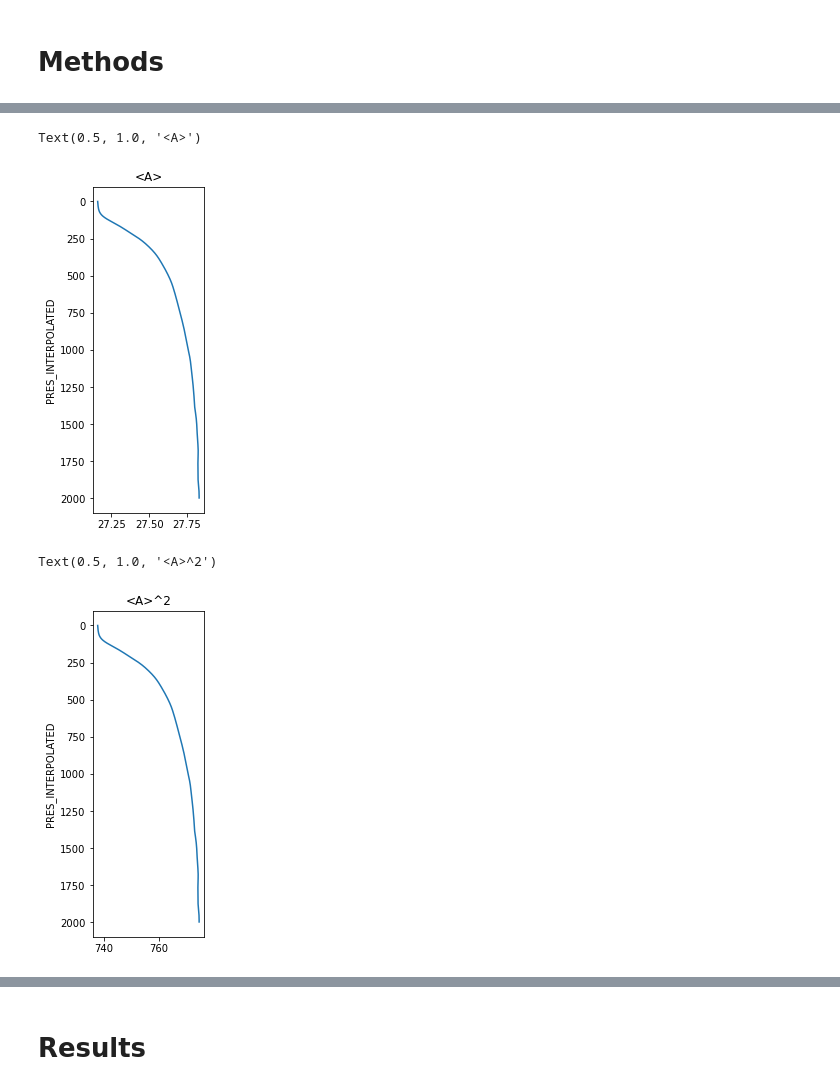
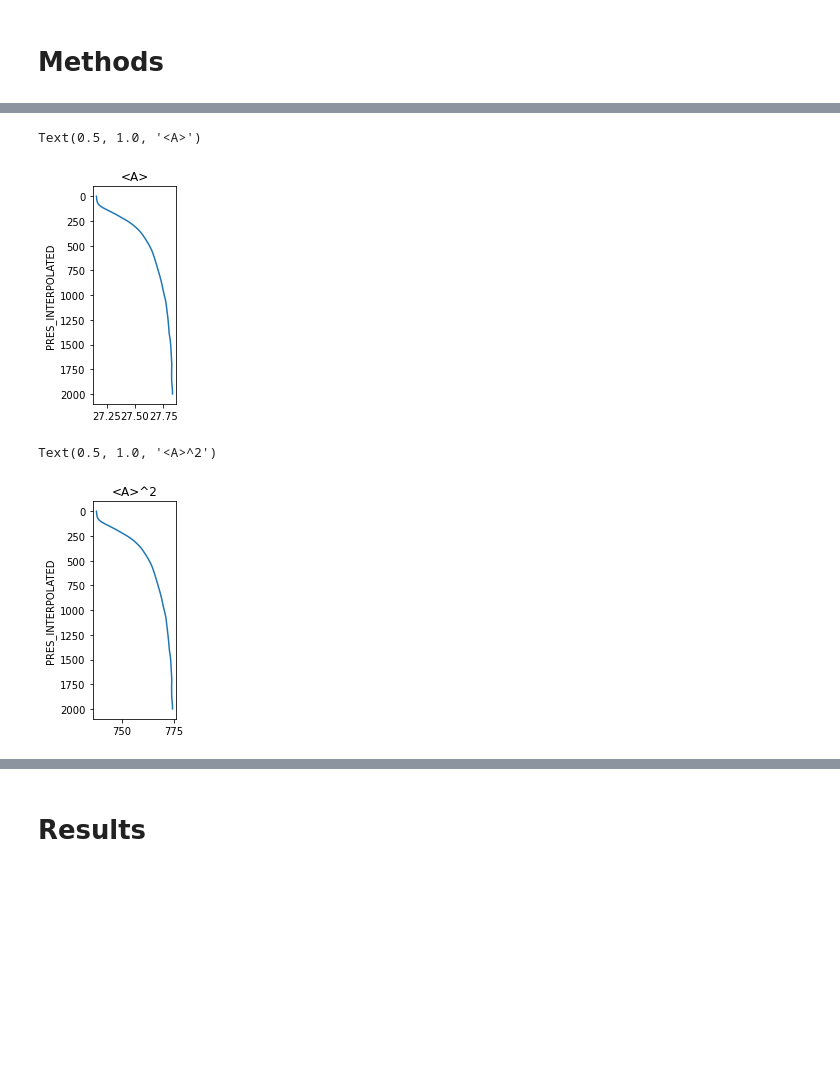
Before and after one commit to ocean-transport/argo-intern, a Jupyter notebook: CCS_poster.ipynb, the cells around one changed output, grey strips where cells are left out. Cells and saved outputs as stored; diff of their text form; code cells hidden in the pictures; blank space fills up the shorter version.

```diff
--- a/CCS_poster.ipynb
+++ b/CCS_poster.ipynb
@@ -98,17 +98,17 @@ Text(0.5, 1.0, '<A^2>')
 # %%
-plt.figure(figsize=(2,6))
+plt.figure(figsize=(1.5,4))
 Al.plot(y='PRES_INTERPOLATED')
 plt.gca().invert_yaxis()
 plt.title('<A>')
 # %% [output]
 Text(0.5, 1.0, '<A>')
-[figure, old version]
+[figure, new version]
 # %%
-plt.figure(figsize=(2,6))
+plt.figure(figsize=(1.5,4))
 Al2.plot(y='PRES_INTERPOLATED')
 plt.gca().invert_yaxis()
 plt.title('<A>^2')
 # %% [output]
 Text(0.5, 1.0, '<A>^2')
-[figure, old version]
+[figure, new version]
 # %%
```
Also changed, not shown: parts of 8 cells of this notebook.
